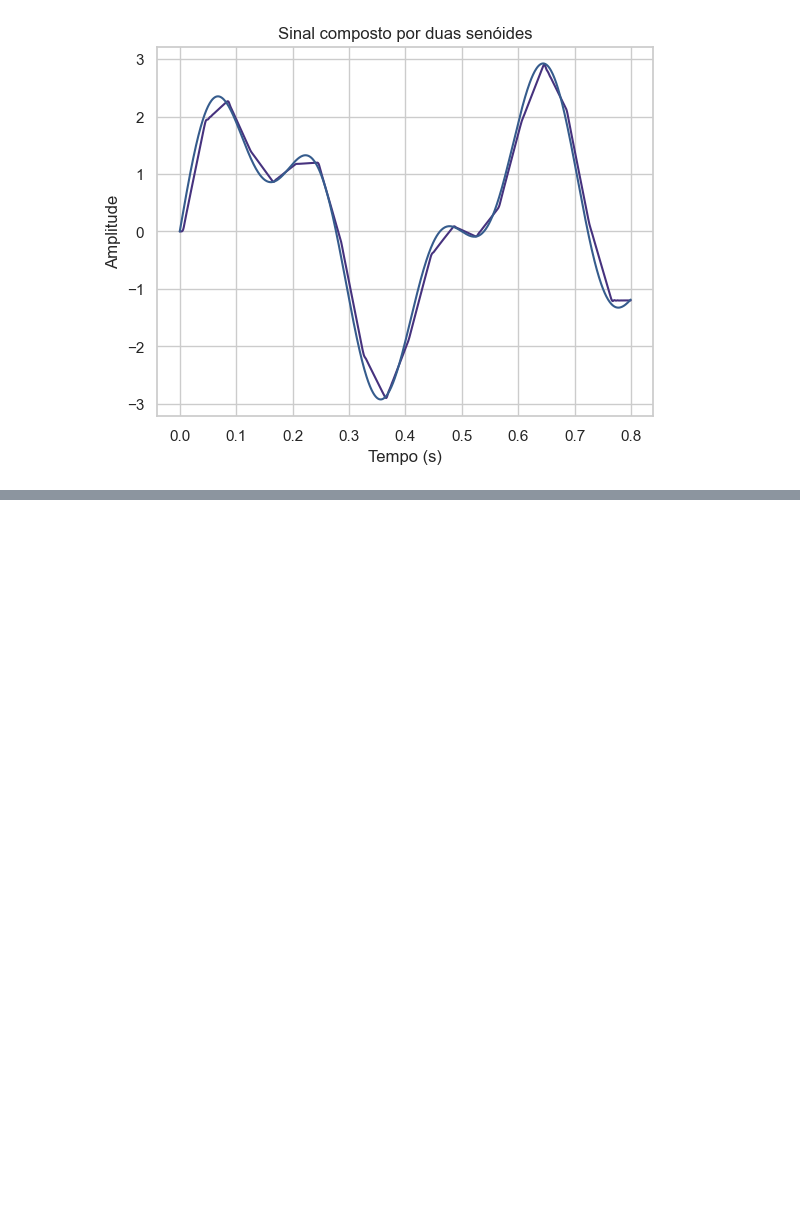
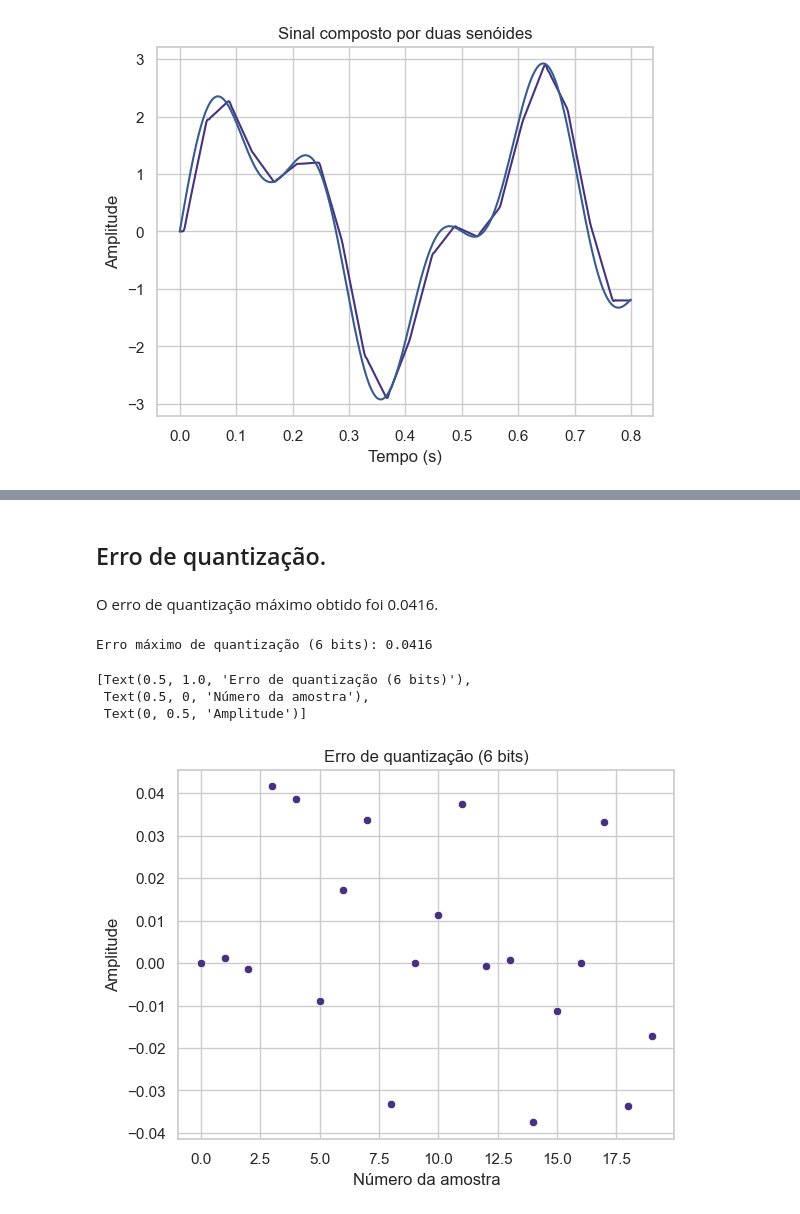
Before and after one commit to ricardoamachado/PPGEE0018, a Jupyter notebook: Atividades/atividade1.ipynb, the cells around one changed output, grey strips where cells are left out. Saved outputs shown, nothing was run; the diff lists cells and outputs as text; code cells hidden in the pictures; blank space fills up the shorter version.

```diff
--- a/Atividades/atividade1.ipynb
+++ b/Atividades/atividade1.ipynb
@@ -138,0 +145,16 @@ sns.lineplot(x=t, y=sinal)
+# %% [markdown]
+## Erro de quantização.
+# %% [markdown]
+O erro de quantização máximo obtido foi 0.0416.
+# %%
+print(f"Erro máximo de quantização (6 bits): {max(abs(sinal_discreto - sinal_quantizado_6bits)):.4f}")
+# %% [output]
+Erro máximo de quantização (6 bits): 0.0416
+# %%
+erro_quantizacao_6bits = sinal_discreto - sinal_quantizado_6bits
+sns.scatterplot(x=k, y=erro_quantizacao_6bits).set(title='Erro de quantização (6 bits)', xlabel='Número da amostra', ylabel='Amplitude')
+# %% [output]
+[Text(0.5, 1.0, 'Erro de quantização (6 bits)'),
+ Text(0.5, 0, 'Número da amostra'),
+ Text(0, 0.5, 'Amplitude')]
+[figure, added]
```
Also changed, not shown: parts of 21 cells of this notebook.
